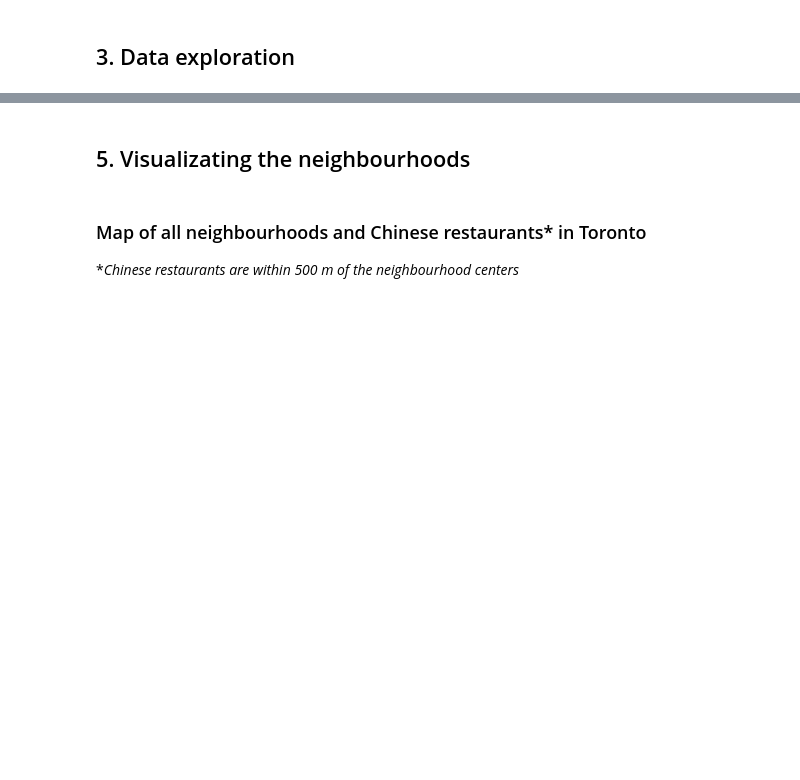
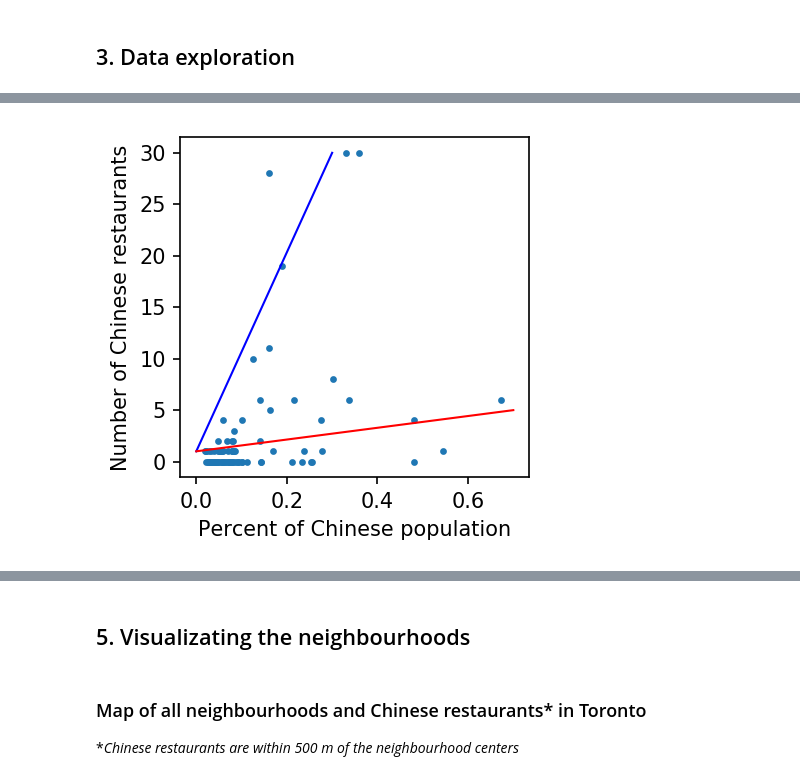
Before and after one commit to shengan-zhan/Coursera_Capstone, a Jupyter notebook: chinese_restaurants_in_GTA.ipynb, the cells around one changed output, grey strips where cells are left out. Cells and saved outputs as stored; diff of their text form; code cells hidden in the pictures; blank space fills up the shorter version.

```diff
--- a/chinese_restaurants_in_GTA.ipynb
+++ b/chinese_restaurants_in_GTA.ipynb
@@ -316,3 +298,5 @@ We see that Rosedale only has 4 venues. Probably should remove it from clusterin
 # %%
-df_restaurants.groupby('Neighbourhood')['Restaurant'].count()
+df_rest_count = pd.DataFrame(df_restaurants.groupby('Neighbourhood')['Restaurant'].count())
+df_rest_count = df_rest_count.reset_index()
+df_rest_count
 # %% [output]
@@ -344,0 +320,5 @@ df_restaurants[df_restaurants['Restaurant']=='Eat Canteen']
+# %%
+df_data_rest = df_data.merge(df_rest_count,left_on='Neighbourhood',right_on='Neighbourhood',how='left')
+df_data_rest['chinese_pct'].replace(np.nan,0,inplace=True)
+df_data_rest['Restaurant'].replace(np.nan,0,inplace=True)
+df_data_rest.sort_values(by=['chinese_pct'],ascending=False,na_position='last')
@@ -344,0 +343,11 @@ df_restaurants[df_restaurants['Restaurant']=='Eat Canteen']
+# %%
+plt.figure(dpi=150,figsize=(3,3))
+plt.scatter(df_data_rest.chinese_pct, df_data_rest.Restaurant,s=5)
+plt.plot([0, 0.3], [1, 30], color='b', linestyle='-', linewidth=1)
+plt.plot([0, 0.7], [1, 5], color='r', linestyle='-', linewidth=1)
+
+plt.ylabel('Number of Chinese restaurants')
+plt.xlabel('Percent of Chinese population')
+plt.show()
+# %% [output]
+[figure, added]
```
Also changed, not shown: parts of 13 cells of this notebook.
